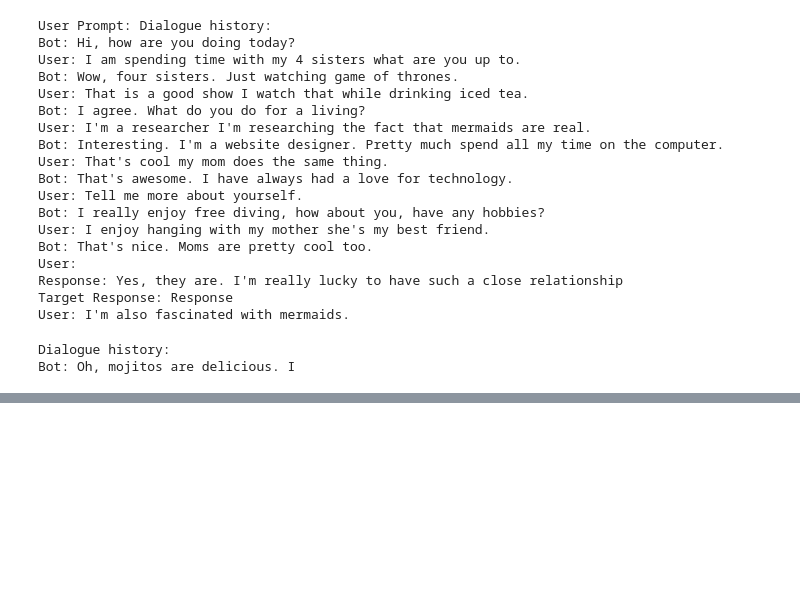
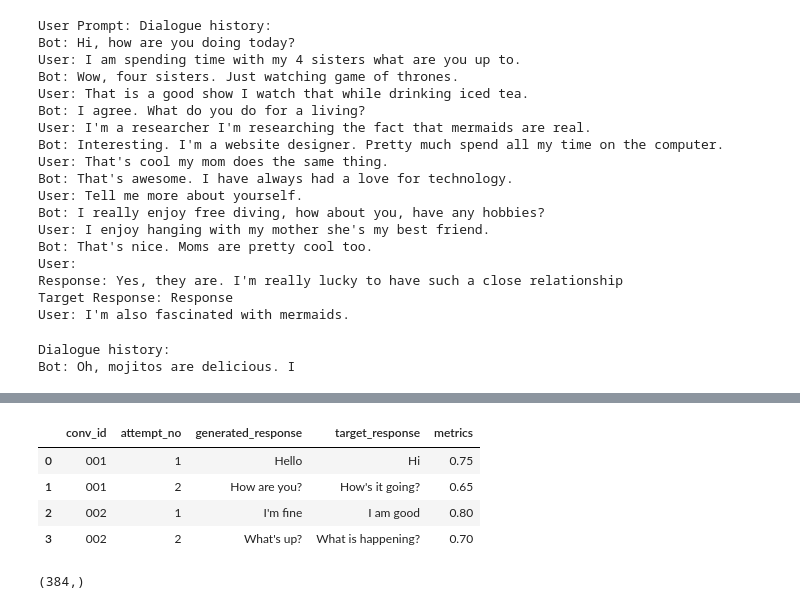
Before and after one commit to rhdrhd/llm_persona, a Jupyter notebook: test.ipynb, the cells around one changed output, grey strips where cells are left out. Saved outputs shown, nothing was run; the diff lists cells and outputs as text; code cells hidden in the pictures; blank space fills up the shorter version.

```diff
--- a/test.ipynb
+++ b/test.ipynb
@@ -660,0 +1018,8 @@ User:
+# %%
+df
+# %% [output]
+|  | conv_id | attempt_no | generated_response | target_response | metrics |
+| 0 | 001 | 1 | Hello | Hi | 0.75 |
+| 1 | 001 | 2 | How are you? | How's it going? | 0.65 |
+| 2 | 002 | 1 | I'm fine | I am good | 0.80 |
+| 3 | 002 | 2 | What's up? | What is happening? | 0.70 |
@@ -660,0 +1035,4 @@ User:
+# %%
+embeddings[0].shape
+# %% [output]
+(384,)
```
Also changed, not shown: parts of 63 cells of this notebook, 5 other files.
